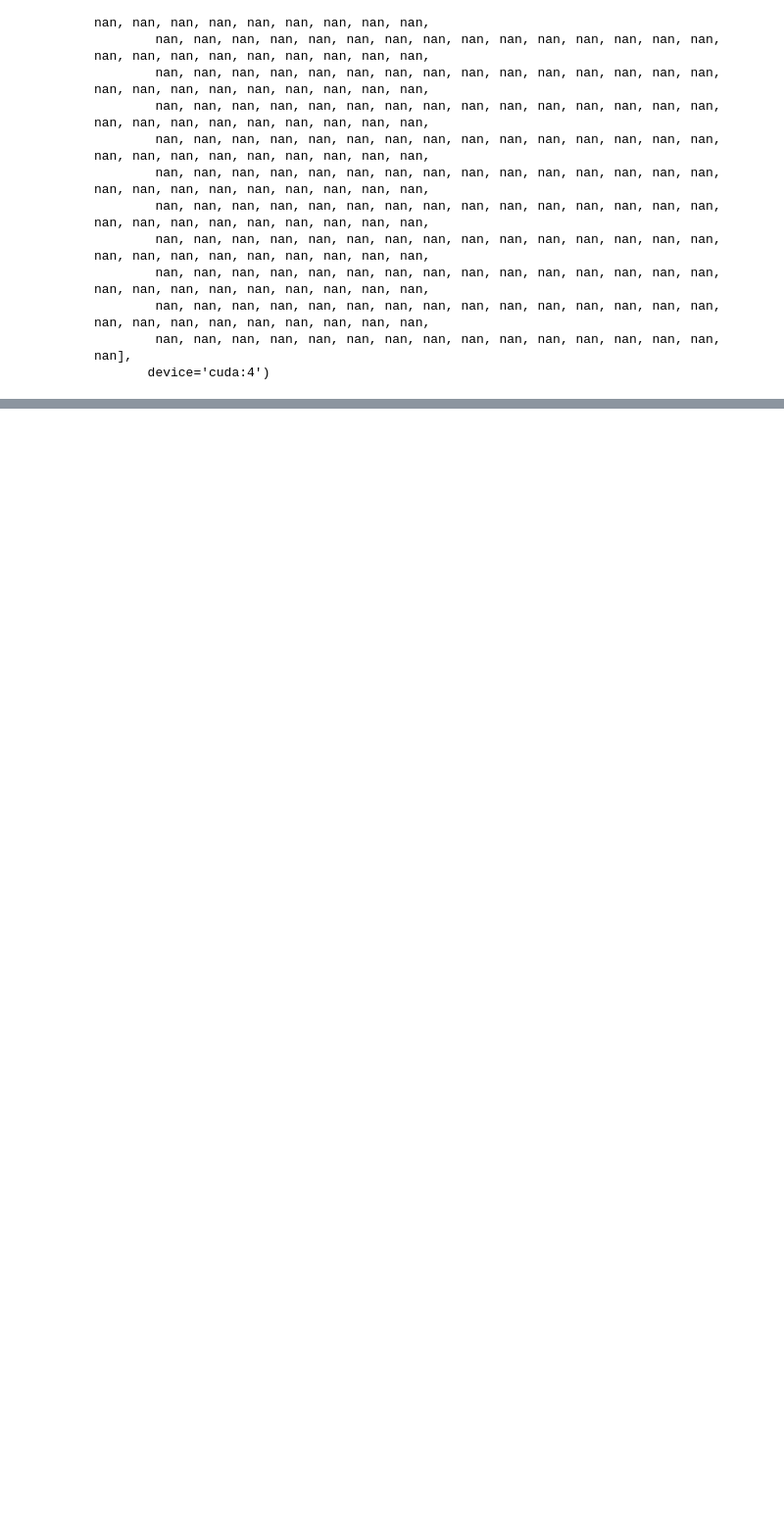
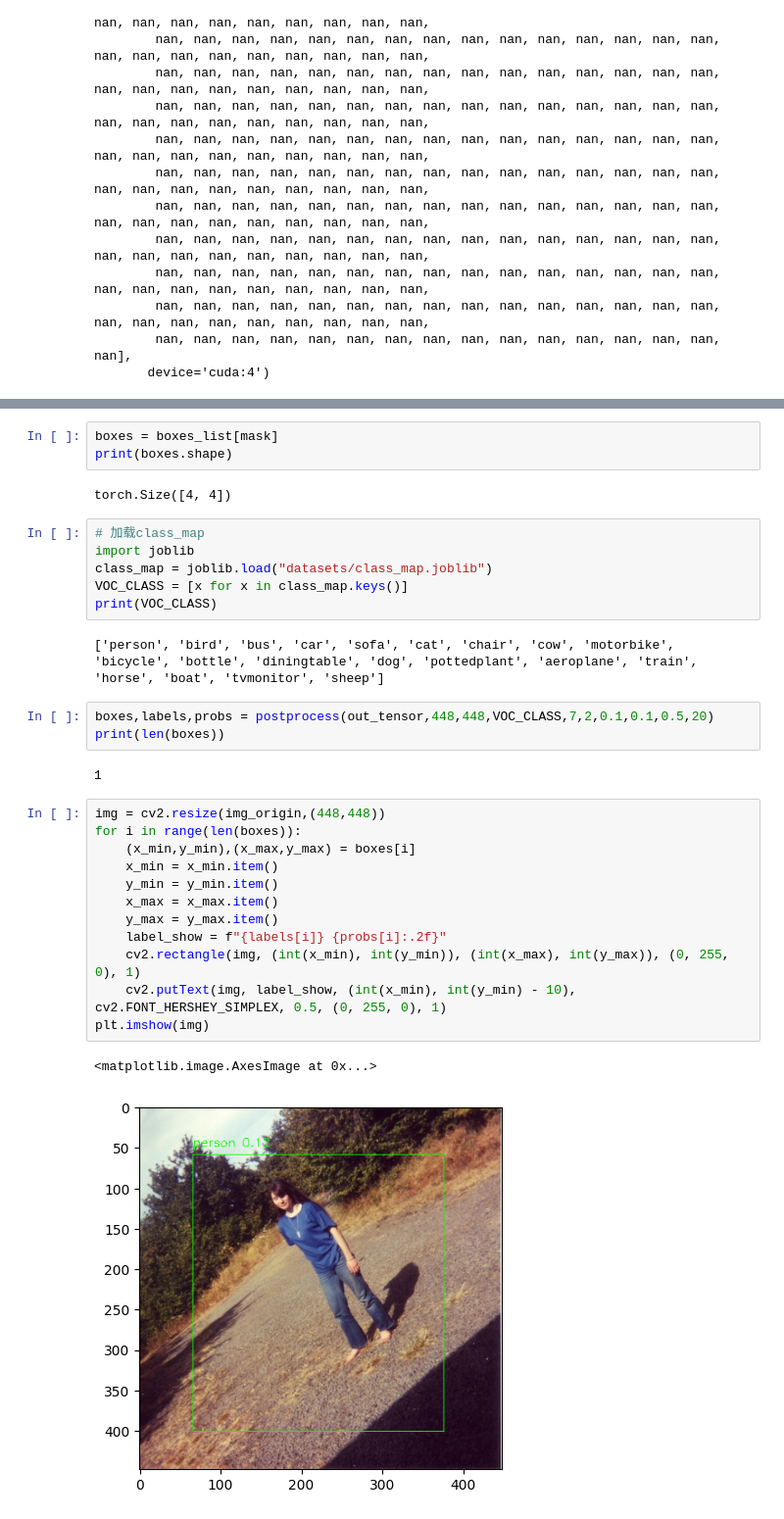
Before and after one commit to cuijunjie18/YOLO_V1, a Jupyter notebook: main.ipynb, the cells around one changed output, grey strips where cells are left out. Shown: that part at 98% size. Saved outputs shown, nothing was run; the diff lists cells and outputs as text; blank space fills up the shorter version.

```diff
--- a/main.ipynb
+++ b/main.ipynb
@@ -387,0 +592,33 @@ tensor([nan, nan, nan, nan, nan, nan, nan, nan, nan, nan, nan, nan, nan, nan, na
+# %%
+boxes = boxes_list[mask]
+print(boxes.shape)
+# %% [output]
+torch.Size([4, 4])
+# %%
+# 加载class_map
+import joblib
+class_map = joblib.load("datasets/class_map.joblib")
+VOC_CLASS = [x for x in class_map.keys()]
+print(VOC_CLASS)
+# %% [output]
+['person', 'bird', 'bus', 'car', 'sofa', 'cat', 'chair', 'cow', 'motorbike', 'bicycle', 'bottle', 'diningtable', 'dog', 'pottedplant', 'aeroplane', 'train', 'horse', 'boat', 'tvmonitor', 'sheep']
+# %%
+boxes,labels,probs = postprocess(out_tensor,448,448,VOC_CLASS,7,2,0.1,0.1,0.5,20)
+print(len(boxes))
+# %% [output]
+1
+# %%
+img = cv2.resize(img_origin,(448,448))
+for i in range(len(boxes)):
+    (x_min,y_min),(x_max,y_max) = boxes[i]
+    x_min = x_min.item()
+    y_min = y_min.item()
+    x_max = x_max.item()
+    y_max = y_max.item()
+    label_show = f"{labels[i]} {probs[i]:.2f}"
+    cv2.rectangle(img, (int(x_min), int(y_min)), (int(x_max), int(y_max)), (0, 255, 0), 1)
+    cv2.putText(img, label_show, (int(x_min), int(y_min) - 10), cv2.FONT_HERSHEY_SIMPLEX, 0.5, (0, 255, 0), 1)
+plt.imshow(img)
+# %% [output]
+<matplotlib.image.AxesImage at 0x...>
+[figure, added]
```
Also changed, not shown: parts of 13 cells of this notebook, 9 other files.
